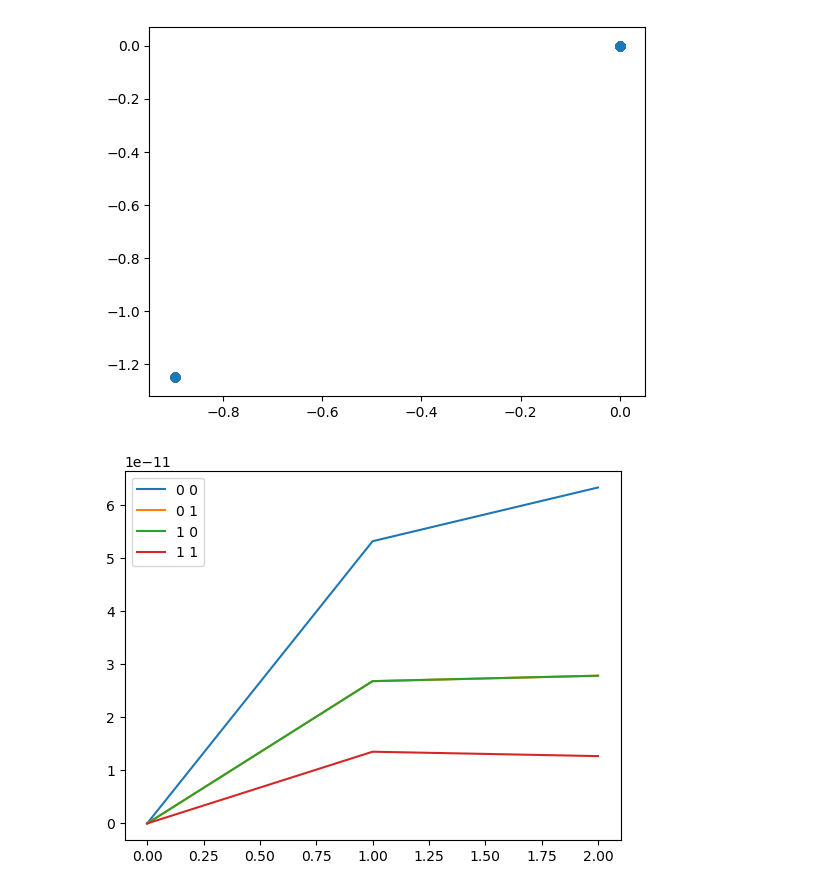
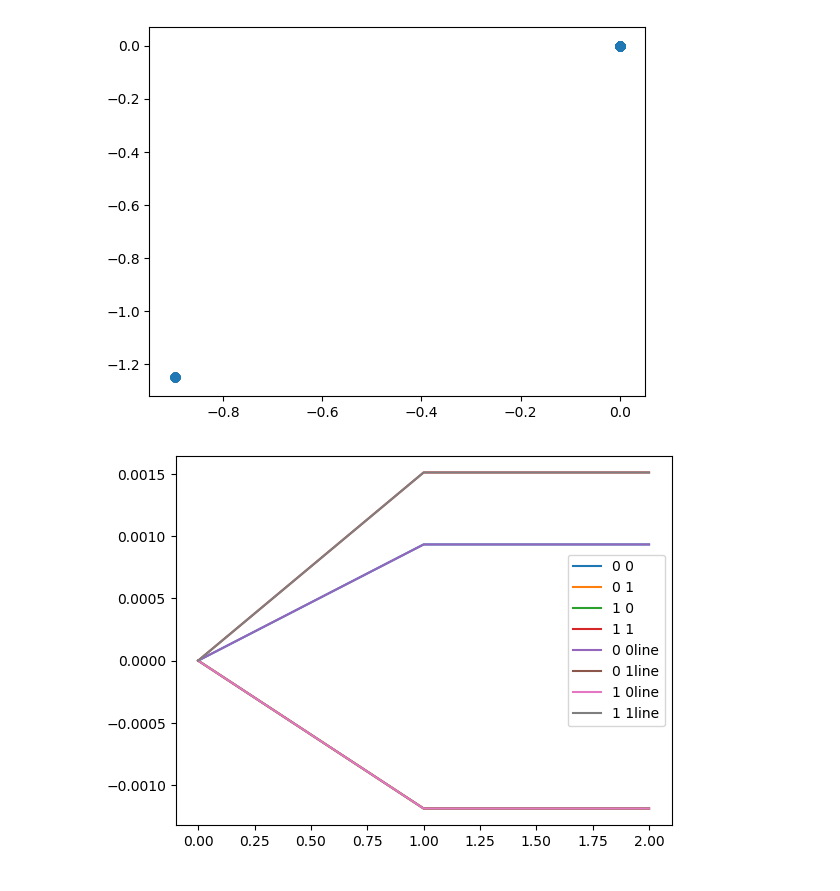
Before and after one commit to Stanford-NavLab/navlab_turtlebot, a Jupyter notebook: navlab_turtlebot_frs/data/Figure Generation.ipynb, the cells around one changed output. Cells and saved outputs as stored; diff of their text form; code cells hidden in the pictures.

```diff
--- a/navlab_turtlebot_frs/data/Figure Generation.ipynb
+++ b/navlab_turtlebot_frs/data/Figure Generation.ipynb
@@ -186,7 +171,7 @@ covslists = []
 
 for i in range(n_sim):
     for sim in range(i):
-        for t in range(400):
+        for t in range(int(calsplit[sim])):
             trajx = caltraj[sim*2,t]
             trajy = caltraj[sim*2+1,t]
             odomx = calodom[sim*2,t*3]
@@ -200,15 +185,38 @@ for i in range(n_sim):
     covslists.append(np.array(covs))
 
 covslists = np.array(covslists)
+
+linedata = np.zeros((3,400,2))
+covslistsline = []
+
+for i in range(n_sim):
+    for sim in range(i):
+        for t in range(int(400-calsplit[sim])):
+            trajx = caltraj[sim*2,int(calsplit[sim]+t)]
+            trajy = caltraj[sim*2+1,int(calsplit[sim]+t)]
+            odomx = calodom[sim*2,int(calsplit[sim]+t)*3]
+            odomy = calodom[sim*2+1,int(calsplit[sim]+t)*3]
+            linedata[sim,int(calsplit[sim]+t)] = (np.array([trajx,trajy]) - np.array([odomx,odomy]))
+    covs = []
+    for t in range(400):
+        current = linedata[:,t,:]
+        current = current[np.any(current,axis=1)]
+        covs.append(np.cov(linedata[:,t,:].T,ddof=0))
+    covslistsline.append(np.array(covs))
+
+covslistsline = np.array(covslists)
 # %%
 plt.figure()
 for i in range(2):
     for j in range(2):
-        plt.plot(covslists[:,0,i,j],label=str(i)+" "+str(j))
+        plt.plot(covslists[:,20,i,j],label=str(i)+" "+str(j))
+for i in range(2):
+    for j in range(2):
+        plt.plot(covslistsline[:,20,i,j],label=str(i)+" "+str(j)+"line")
 plt.legend()
 plt.show()
 # %% [output]
-[figure, old version]
+[figure, new version]
 # %%
 plt.figure()
 for i in range(2):
```
Also changed, not shown: parts of 2 cells of this notebook, 1 other file.
